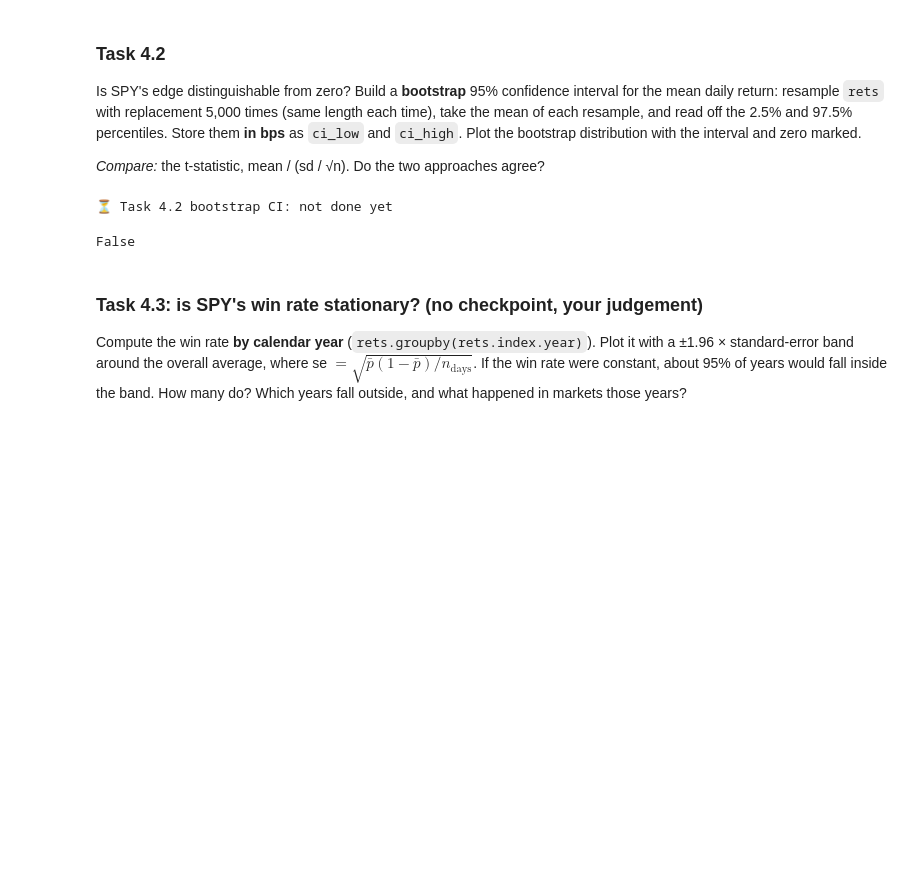
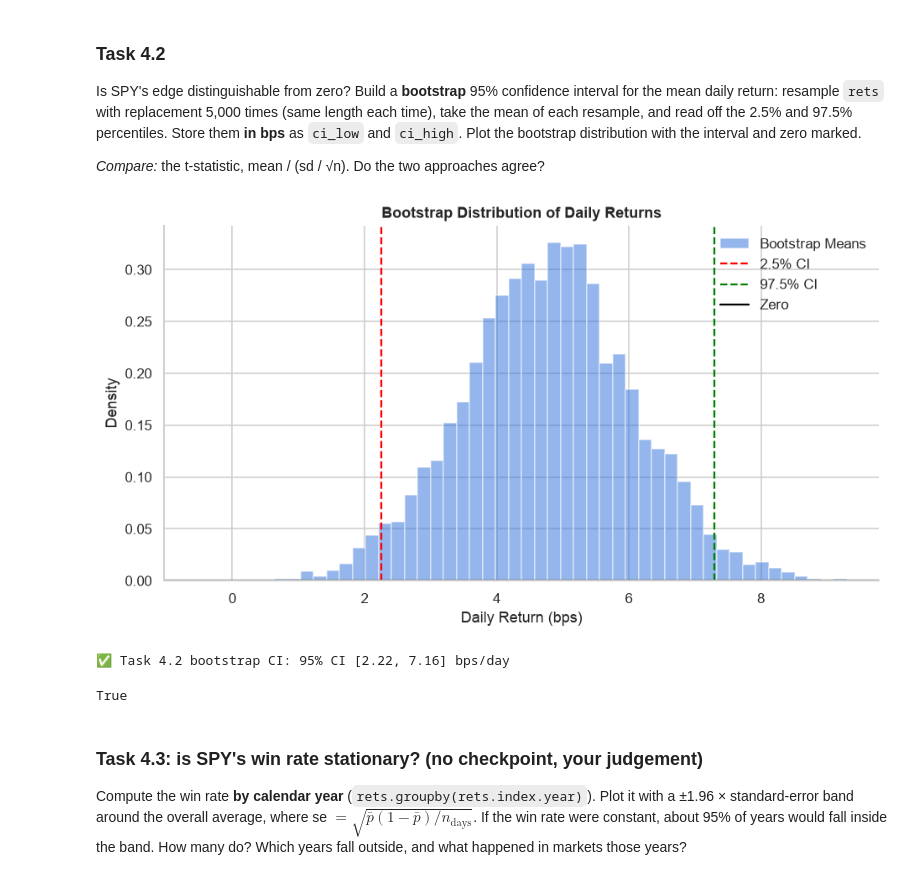
Before and after one commit to giomil1998/quant-guild-study, a Jupyter notebook: notebooks/02_statistics_in_trading/statistics_in_trading.ipynb, the cells around one changed output. Cells and saved outputs as stored; diff of their text form; code cells hidden in the pictures; blank space fills up the shorter version.

```diff
--- a/notebooks/02_statistics_in_trading/statistics_in_trading.ipynb
+++ b/notebooks/02_statistics_in_trading/statistics_in_trading.ipynb
@@ -278,11 +316,12 @@ Treat "buy SPY at the close, sell at the next close" as a trade made every day.
 ### Task 4.1
 Load SPY from 1993 (`load_prices("SPY", start="1993-01-01")`), compute daily **simple** returns `rets` (a Series with no NaNs), and decompose the edge: `p_win` (share of up days), `avg_win`, `avg_loss` (zero-return days count as losses), and `edge_bps` = edge × 10,000.
 # %%
-spy = None       # TODO
-rets = None      # TODO
-
-p_win = None     # TODO (reusing the name is fine)
-edge_bps = None  # TODO
+spy = load_prices("SPY", start="1993-01-01")
+rets = load_prices("SPY", start="1993-01-01")["SPY"].pct_change().dropna()
+p_win = np.mean(rets > 0)
+avg_win = np.mean(rets[rets > 0])
+avg_loss = np.mean(rets[rets <= 0])
+edge_bps = (p_win * avg_win + (1 - p_win) * avg_loss) * 10000
 # %%
 check.task4_1(rets, p_win, edge_bps)
 # %% [output]
@@ -294,12 +333,32 @@ Is SPY's edge distinguishable from zero? Build a **bootstrap** 95% confidence in
 
 *Compare:* the t-statistic, mean / (sd / √n). Do the two approaches agree?
 # %%
-ci_low, ci_high = None, None  # TODO
+
+means = np.zeros(5000)
+for i in range(5000): #for each bootstrap sample
+    sample = rets.sample(len(rets), replace=True)
+    means[i] = sample.mean() #compute mean of the sample
+
+
+ci_low, ci_high = np.percentile(means, [2.5, 97.5]) * 10000  # convert to bps
+# Plotting the bootstrap distribution
+plt.figure(figsize=(10, 5))
+plt.hist(means * 10000, bins=50, density=True, alpha=0.5, label='Bootstrap Means')
+plt.axvline(ci_low, color='red', linestyle='--', label='2.5% CI')
+plt.axvline(ci_high, color='green', linestyle='--', label='97.5% CI')
+plt.axhline(0, color='black', linestyle='-', label='Zero')
+plt.xlabel('Daily Return (bps)')
+plt.ylabel('Density')
+plt.title('Bootstrap Distribution of Daily Returns')
+plt.legend()
+plt.show()
+# %% [output]
+[figure, added]
 # %%
 check.task4_2(ci_low, ci_high, rets)
 # %% [output]
-⏳ Task 4.2 bootstrap CI: not done yet
+✅ Task 4.2 bootstrap CI: 95% CI [2.22, 7.16] bps/day
-False
+True
 # %% [markdown]
 ### Task 4.3: is SPY's win rate stationary? (no checkpoint, your judgement)
 Compute the win rate **by calendar year** (`rets.groupby(rets.index.year)`). Plot it with a ±1.96 × standard-error band around the overall average, where se $= \sqrt{\bar p(1-\bar p)/n_{\text{days}}}$. If the win rate were constant, about 95% of years would fall inside the band. How many do? Which years fall outside, and what happened in markets those years?
```
Also changed, not shown: parts of 17 cells of this notebook, 1 other file.
